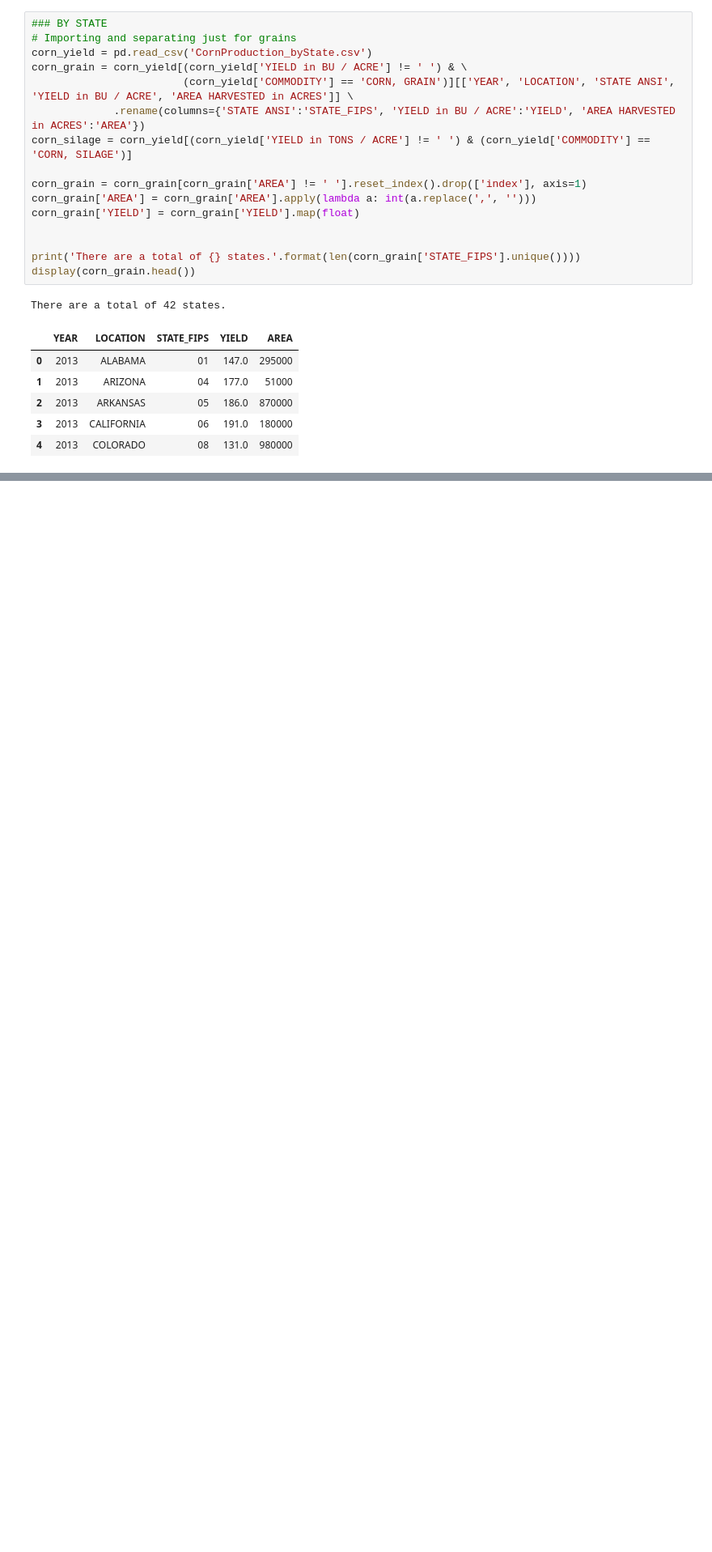
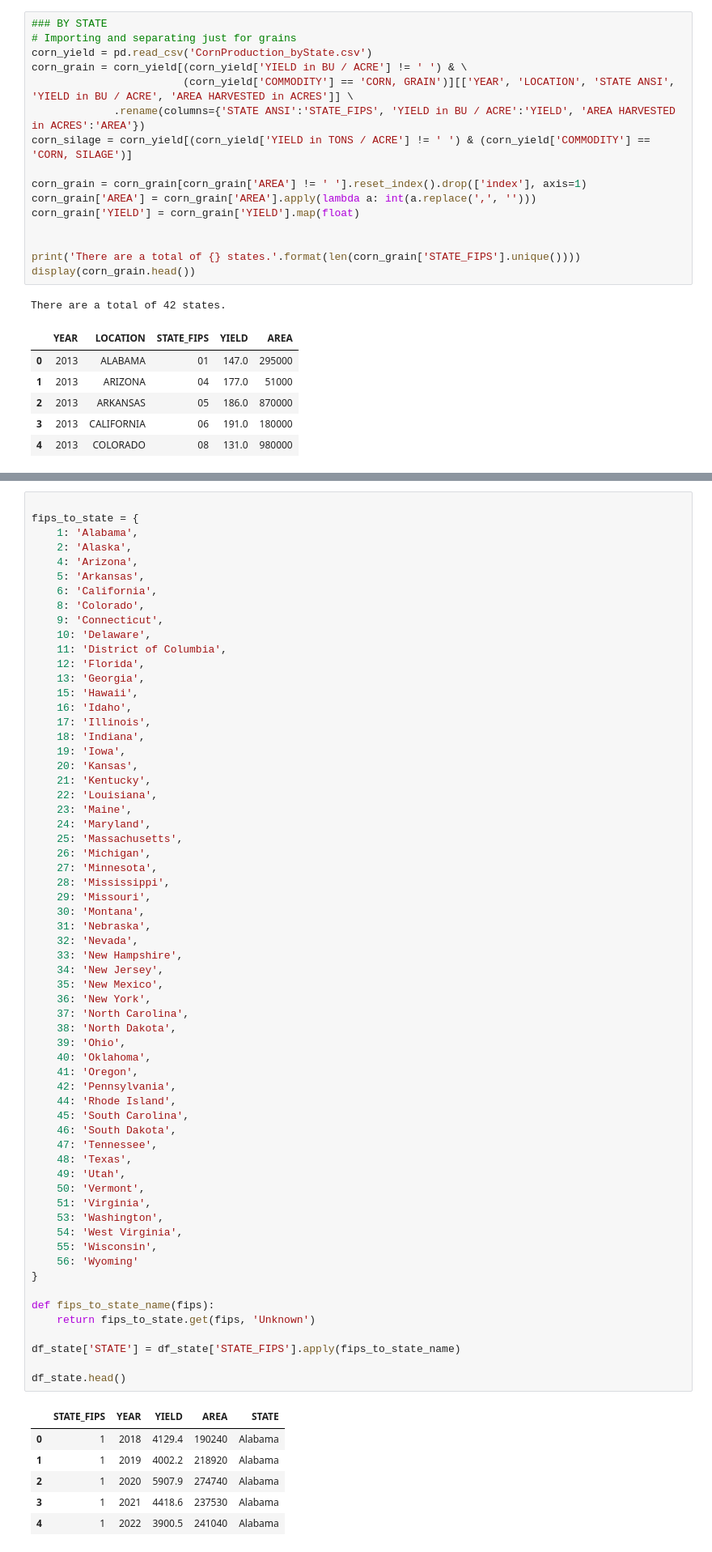
Before and after one commit to kayweeee/cds-corn-prediction, a Jupyter notebook: earthengine.ipynb, the cells around one changed output, grey strips where cells are left out. Shown at 81% size. Saved outputs shown, nothing was run; the diff lists cells and outputs as text; blank space fills up the shorter version.

```diff
--- a/earthengine.ipynb
+++ b/earthengine.ipynb
@@ -58,0 +106,69 @@ There are a total of 32 states with 1889 counties in the dataset.
+# %%
+
+fips_to_state = {
+    1: 'Alabama',
+    2: 'Alaska',
+    4: 'Arizona',
+    5: 'Arkansas',
+    6: 'California',
+    8: 'Colorado',
+    9: 'Connecticut',
+    10: 'Delaware',
+    11: 'District of Columbia',
+    12: 'Florida',
+    13: 'Georgia',
+    15: 'Hawaii',
+    16: 'Idaho',
+    17: 'Illinois',
+    18: 'Indiana',
+    19: 'Iowa',
+    20: 'Kansas',
+    21: 'Kentucky',
+    22: 'Louisiana',
+    23: 'Maine',
+    24: 'Maryland',
+    25: 'Massachusetts',
+    26: 'Michigan',
+    27: 'Minnesota',
+    28: 'Mississippi',
+    29: 'Missouri',
+    30: 'Montana',
+    31: 'Nebraska',
+    32: 'Nevada',
+    33: 'New Hampshire',
+    34: 'New Jersey',
+    35: 'New Mexico',
+    36: 'New York',
+    37: 'North Carolina',
+    38: 'North Dakota',
+    39: 'Ohio',
+    40: 'Oklahoma',
+    41: 'Oregon',
+    42: 'Pennsylvania',
+    44: 'Rhode Island',
+    45: 'South Carolina',
+    46: 'South Dakota',
+    47: 'Tennessee',
+    48: 'Texas',
+    49: 'Utah',
+    50: 'Vermont',
+    51: 'Virginia',
+    53: 'Washington',
+    54: 'West Virginia',
+    55: 'Wisconsin',
+    56: 'Wyoming'
+}
+
+def fips_to_state_name(fips):
+    return fips_to_state.get(fips, 'Unknown')
+
+df_state['STATE'] = df_state['STATE_FIPS'].apply(fips_to_state_name)
+
+df_state.head()
+# %% [output]
+|  | STATE_FIPS | YEAR | YIELD | AREA | STATE |
+| 0 | 1 | 2018 | 4129.4 | 190240 | Alabama |
+| 1 | 1 | 2019 | 4002.2 | 218920 | Alabama |
+| 2 | 1 | 2020 | 5907.9 | 274740 | Alabama |
+| 3 | 1 | 2021 | 4418.6 | 237530 | Alabama |
+| 4 | 1 | 2022 | 3900.5 | 241040 | Alabama |
```
Also changed, not shown: parts of 14 cells of this notebook, 2 other files.
